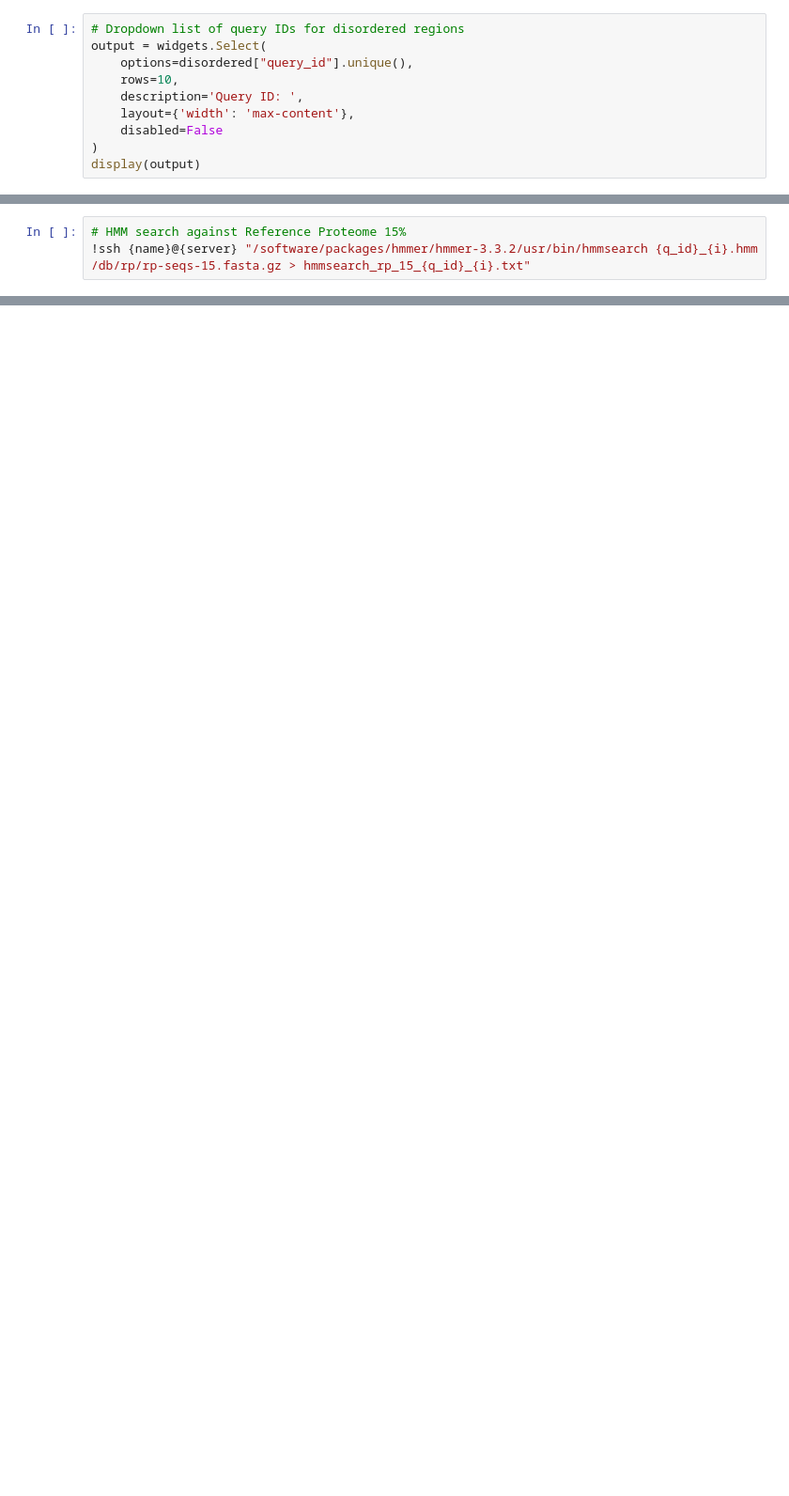
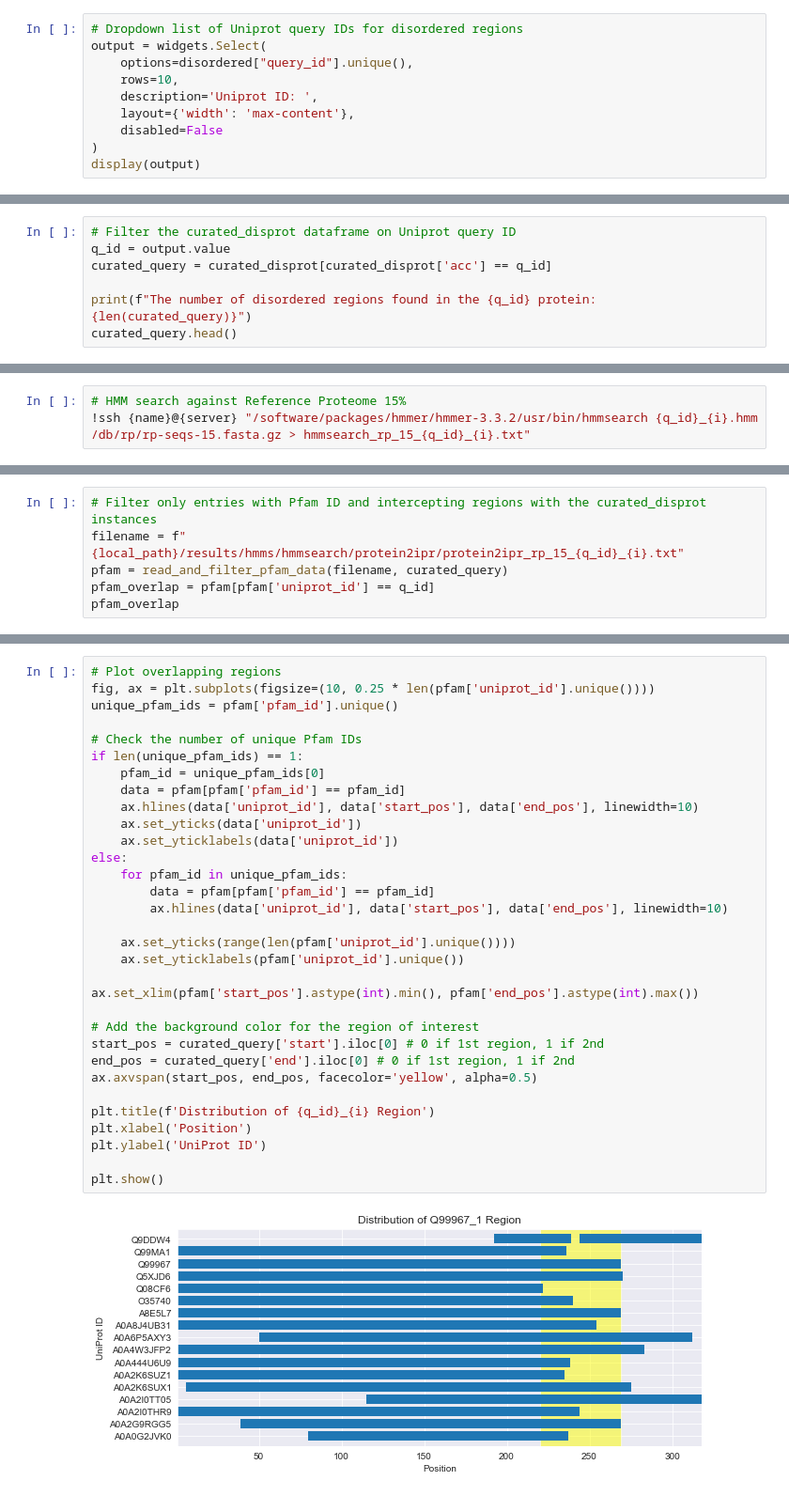
Before and after one commit to AlyaHarvelle/HMMER, a Jupyter notebook: HMM.ipynb, the cells around one changed output, grey strips where cells are left out. Shown at 94% size. Drawn from its saved outputs; the diff is of its cells as text; blank space fills up the shorter version.

```diff
--- a/HMM.ipynb
+++ b/HMM.ipynb
@@ -56,9 +80,9 @@ disordered.head()
 # %%
-# Dropdown list of query IDs for disordered regions
+# Dropdown list of Uniprot query IDs for disordered regions
 output = widgets.Select(
     options=disordered["query_id"].unique(),
     rows=10,
-    description='Query ID: ',
+    description='Uniprot ID: ',
     layout={'width': 'max-content'},
     disabled=False
 )
@@ -67,0 +92,7 @@ Select(description='Query ID: ', layout=Layout(width='max-content'), options=('Q
+# %%
+# Filter the curated_disprot dataframe on Uniprot query ID
+q_id = output.value
+curated_query = curated_disprot[curated_disprot['acc'] == q_id]
+
+print(f"The number of disordered regions found in the {q_id} protein: {len(curated_query)}")
+curated_query.head()
@@ -139,0 +188,6 @@ Q8IW19_2.hmm                                  100%   29KB   6.6MB/s   00:00
+# %%
+# Filter only entries with Pfam ID and intercepting regions with the curated_disprot instances
+filename = f"{local_path}/results/hmms/hmmsearch/protein2ipr/protein2ipr_rp_15_{q_id}_{i}.txt"
+pfam = read_and_filter_pfam_data(filename, curated_query)
+pfam_overlap = pfam[pfam['uniprot_id'] == q_id]
+pfam_overlap
@@ -139,0 +197,34 @@ Q8IW19_2.hmm                                  100%   29KB   6.6MB/s   00:00
+# %%
+# Plot overlapping regions
+fig, ax = plt.subplots(figsize=(10, 0.25 * len(pfam['uniprot_id'].unique())))
+unique_pfam_ids = pfam['pfam_id'].unique()
+
+# Check the number of unique Pfam IDs
+if len(unique_pfam_ids) == 1:
+    pfam_id = unique_pfam_ids[0]
+    data = pfam[pfam['pfam_id'] == pfam_id]
+    ax.hlines(data['uniprot_id'], data['start_pos'], data['end_pos'], linewidth=10)
+    ax.set_yticks(data['uniprot_id'])
+    ax.set_yticklabels(data['uniprot_id'])
+else:
+    for pfam_id in unique_pfam_ids:
+        data = pfam[pfam['pfam_id'] == pfam_id]
+        ax.hlines(data['uniprot_id'], data['start_pos'], data['end_pos'], linewidth=10)
+
+    ax.set_yticks(range(len(pfam['uniprot_id'].unique())))
+    ax.set_yticklabels(pfam['uniprot_id'].unique())
+
+ax.set_xlim(pfam['start_pos'].astype(int).min(), pfam['end_pos'].astype(int).max())
+
+# Add the background color for the region of interest
+start_pos = curated_query['start'].iloc[0] # 0 if 1st region, 1 if 2nd
+end_pos = curated_query['end'].iloc[0] # 0 if 1st region, 1 if 2nd
+ax.axvspan(start_pos, end_pos, facecolor='yellow', alpha=0.5)
+
+plt.title(f'Distribution of {q_id}_{i} Region')
+plt.xlabel('Position')
+plt.ylabel('UniProt ID')
+
+plt.show()
+# %% [output]
+[figure, added]
```
Also changed, not shown: parts of 43 cells of this notebook.
